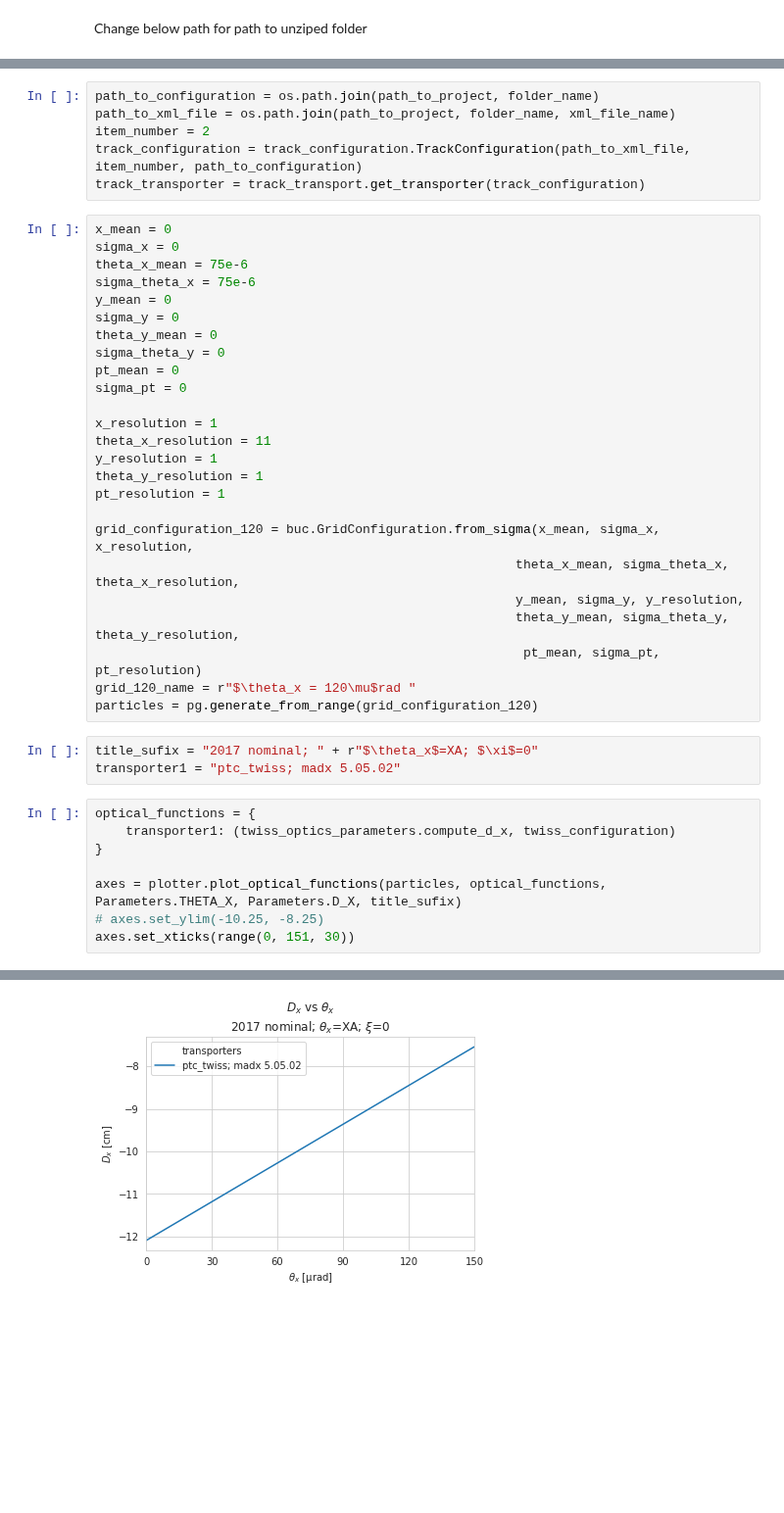
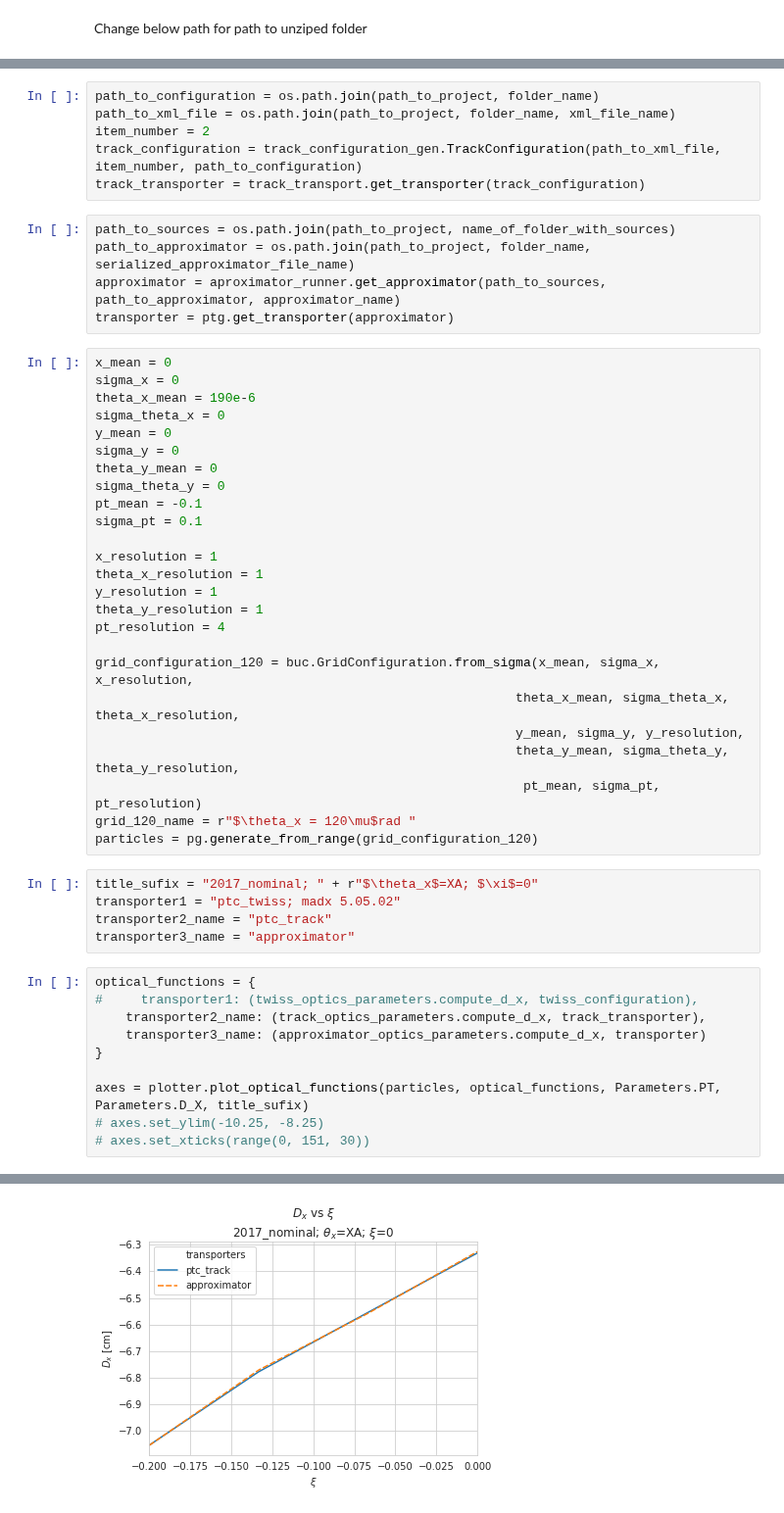
Before and after one commit to mucharafal/optics_generator_python, a Jupyter notebook: notebooks/Optics Parameters Compare 2017 Nominal.ipynb, the cells around one changed output, grey strips where cells are left out. Shown at 98% size. Saved outputs shown, nothing was run; the diff lists cells and outputs as text; blank space fills up the shorter version.

Commit message:
Separate configuration into objects

```diff
--- a/notebooks/Optics Parameters Compare 2017 Nominal.ipynb
+++ b/notebooks/Optics Parameters Compare 2017 Nominal.ipynb
@@ -30,25 +39,30 @@ twiss_transporter = twiss_transport.get_transporter(twiss_configuration)
 path_to_configuration = os.path.join(path_to_project, folder_name)
 path_to_xml_file = os.path.join(path_to_project, folder_name, xml_file_name)
 item_number = 2
-track_configuration = track_configuration.TrackConfiguration(path_to_xml_file, item_number, path_to_configuration)
+track_configuration = track_configuration_gen.TrackConfiguration(path_to_xml_file, item_number, path_to_configuration)
 track_transporter = track_transport.get_transporter(track_configuration)
+# %%
+path_to_sources = os.path.join(path_to_project, name_of_folder_with_sources)
+path_to_approximator = os.path.join(path_to_project, folder_name, serialized_approximator_file_name)
+approximator = aproximator_runner.get_approximator(path_to_sources, path_to_approximator, approximator_name)
+transporter = ptg.get_transporter(approximator)
 # %%
 x_mean = 0
 sigma_x = 0
-theta_x_mean = 75e-6
-sigma_theta_x = 75e-6
+theta_x_mean = 190e-6
+sigma_theta_x = 0
 y_mean = 0
 sigma_y = 0
 theta_y_mean = 0
 sigma_theta_y = 0
-pt_mean = 0
-sigma_pt = 0
+pt_mean = -0.1
+sigma_pt = 0.1
 
 x_resolution = 1
-theta_x_resolution = 11
+theta_x_resolution = 1
 y_resolution = 1
 theta_y_resolution = 1
-pt_resolution = 1
+pt_resolution = 4
 
 grid_configuration_120 = buc.GridConfiguration.from_sigma(x_mean, sigma_x, x_resolution,
                                                        theta_x_mean, sigma_theta_x, theta_x_resolution,
@@ -58,14 +72,18 @@ grid_configuration_120 = buc.GridConfiguration.from_sigma(x_mean, sigma_x, x_res
 grid_120_name = r"$\theta_x = 120\mu$rad "
 particles = pg.generate_from_range(grid_configuration_120)
 # %%
-title_sufix = "2017 nominal; " + r"$\theta_x$=XA; $\xi$=0"
+title_sufix = "2017_nominal; " + r"$\theta_x$=XA; $\xi$=0"
 transporter1 = "ptc_twiss; madx 5.05.02"
+transporter2_name = "ptc_track"
+transporter3_name = "approximator"
 # %%
 optical_functions = {
-    transporter1: (twiss_optics_parameters.compute_d_x, twiss_configuration)
+#     transporter1: (twiss_optics_parameters.compute_d_x, twiss_configuration),
+    transporter2_name: (track_optics_parameters.compute_d_x, track_transporter),
+    transporter3_name: (approximator_optics_parameters.compute_d_x, transporter)
 }
 
-axes = plotter.plot_optical_functions(particles, optical_functions, Parameters.THETA_X, Parameters.D_X, title_sufix)
+axes = plotter.plot_optical_functions(particles, optical_functions, Parameters.PT, Parameters.D_X, title_sufix)
 # axes.set_ylim(-10.25, -8.25)
-axes.set_xticks(range(0, 151, 30))
+# axes.set_xticks(range(0, 151, 30))
 # %% [output]
@@ -78 +90 @@ axes.set_xticks(range(0, 151, 30))
-[figure, old version]
+[figure, new version]
```
Also changed, not shown: parts of 9 cells of this notebook, 10 other files.
